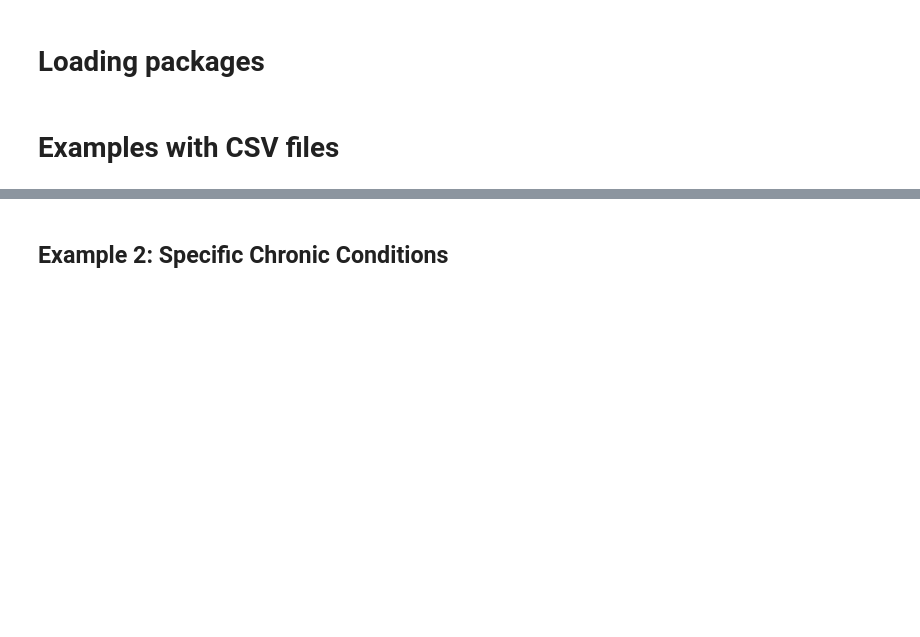
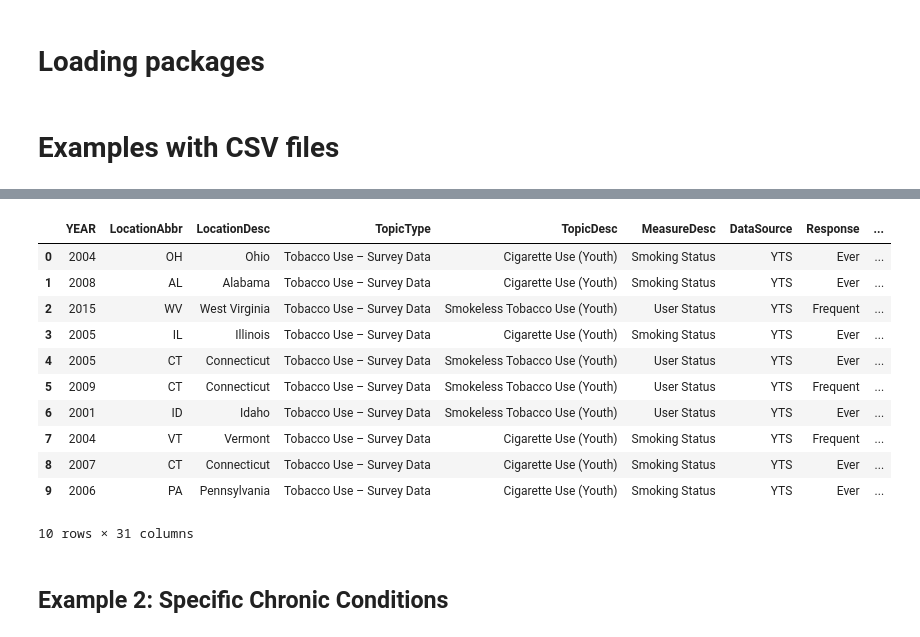
Before and after one commit to EugeneHsiung/datasci_1_loading, a Jupyter notebook: HHA507W1_Intro.ipynb, the cells around one changed output, grey strips where cells are left out. Cells and saved outputs as stored; diff of their text form; code cells hidden in the pictures; blank space fills up the shorter version.

```diff
--- a/HHA507W1_Intro.ipynb
+++ b/HHA507W1_Intro.ipynb
@@ -13,2 +25,2 @@ import plotly as pit
 # %%
-Heart_df = pd.read_csv('HeartDisease.csv')
+YouthTobacco = pd.read_csv('YouthTobaccoData.csv')
@@ -23,3 +47,18 @@ Heart_df[0:10]
+# %%
+YouthTobacco.head(10)
+# %% [output]
+|  | YEAR | LocationAbbr | LocationDesc | TopicType | TopicDesc | MeasureDesc | DataSource | Response | ... |
+| 0 | 2004 | OH | Ohio | Tobacco Use – Survey Data | Cigarette Use (Youth) | Smoking Status | YTS | Ever | ... |
+| 1 | 2008 | AL | Alabama | Tobacco Use – Survey Data | Cigarette Use (Youth) | Smoking Status | YTS | Ever | ... |
+| 2 | 2015 | WV | West Virginia | Tobacco Use – Survey Data | Smokeless Tobacco Use (Youth) | User Status | YTS | Frequent | ... |
+| 3 | 2005 | IL | Illinois | Tobacco Use – Survey Data | Cigarette Use (Youth) | Smoking Status | YTS | Ever | ... |
+| 4 | 2005 | CT | Connecticut | Tobacco Use – Survey Data | Smokeless Tobacco Use (Youth) | User Status | YTS | Ever | ... |
+| 5 | 2009 | CT | Connecticut | Tobacco Use – Survey Data | Smokeless Tobacco Use (Youth) | User Status | YTS | Frequent | ... |
+| 6 | 2001 | ID | Idaho | Tobacco Use – Survey Data | Smokeless Tobacco Use (Youth) | User Status | YTS | Ever | ... |
+| 7 | 2004 | VT | Vermont | Tobacco Use – Survey Data | Cigarette Use (Youth) | Smoking Status | YTS | Frequent | ... |
+| 8 | 2007 | CT | Connecticut | Tobacco Use – Survey Data | Cigarette Use (Youth) | Smoking Status | YTS | Ever | ... |
+| 9 | 2006 | PA | Pennsylvania | Tobacco Use – Survey Data | Cigarette Use (Youth) | Smoking Status | YTS | Ever | ... |
+10 rows × 31 columns
 # %% [markdown]
 ## Example 2: Specific Chronic Conditions
 # %%
```
Also changed, not shown: parts of 5 cells of this notebook.
